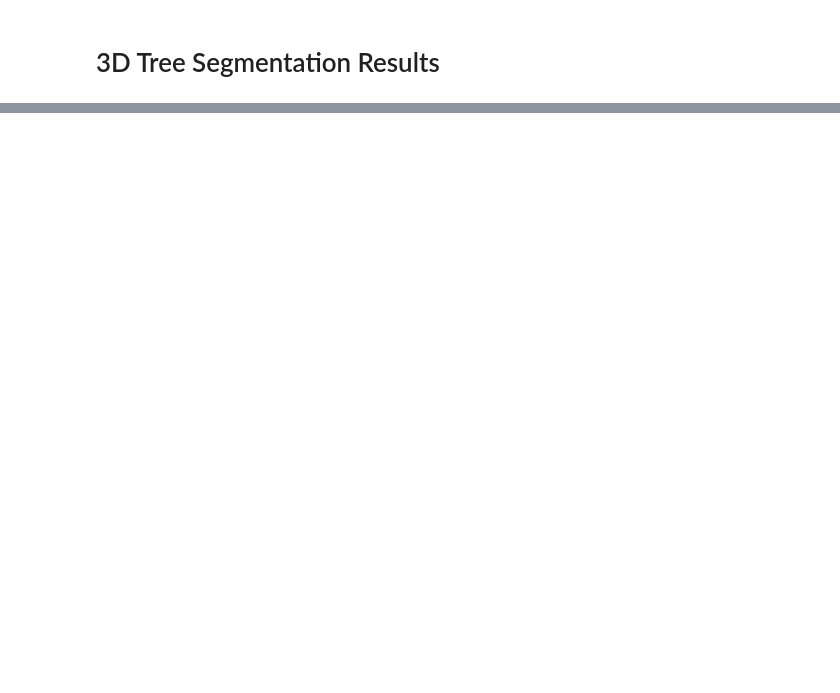
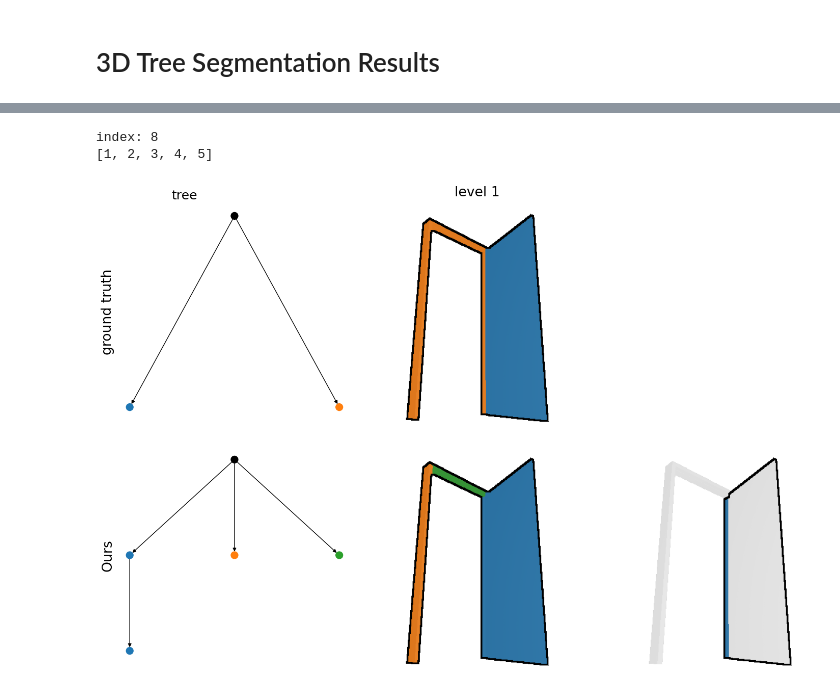
Before and after one commit to dnvtmf/OTS, a Jupyter notebook: paper/view_PartNet_results.ipynb, the cells around one changed output, grey strips where cells are left out. Drawn from its saved outputs; the diff is of its cells as text; code cells hidden in the pictures; blank space fills up the shorter version.

```diff
--- a/paper/view_PartNet_results.ipynb
+++ b/paper/view_PartNet_results.ipynb
@@ -211,3 +230,11 @@ torch.Size([100, 512, 512])
+# %%
+show_index = np.random.choice(len(images))
+print('index:', show_index)
+show_compare(prediction, gt, images[show_index], tri_ids[show_index],  gs=1, ps=2, filename=f"{cat}_{choose}_1")
+# %% [output]
+index: 8
+[1, 2, 3, 4, 5]
+[figure, added]
 # %%
 show_index = np.random.choice(len(images))
 print('index:', show_index)
```
Also changed, not shown: parts of 18 cells of this notebook, 18 other files.
